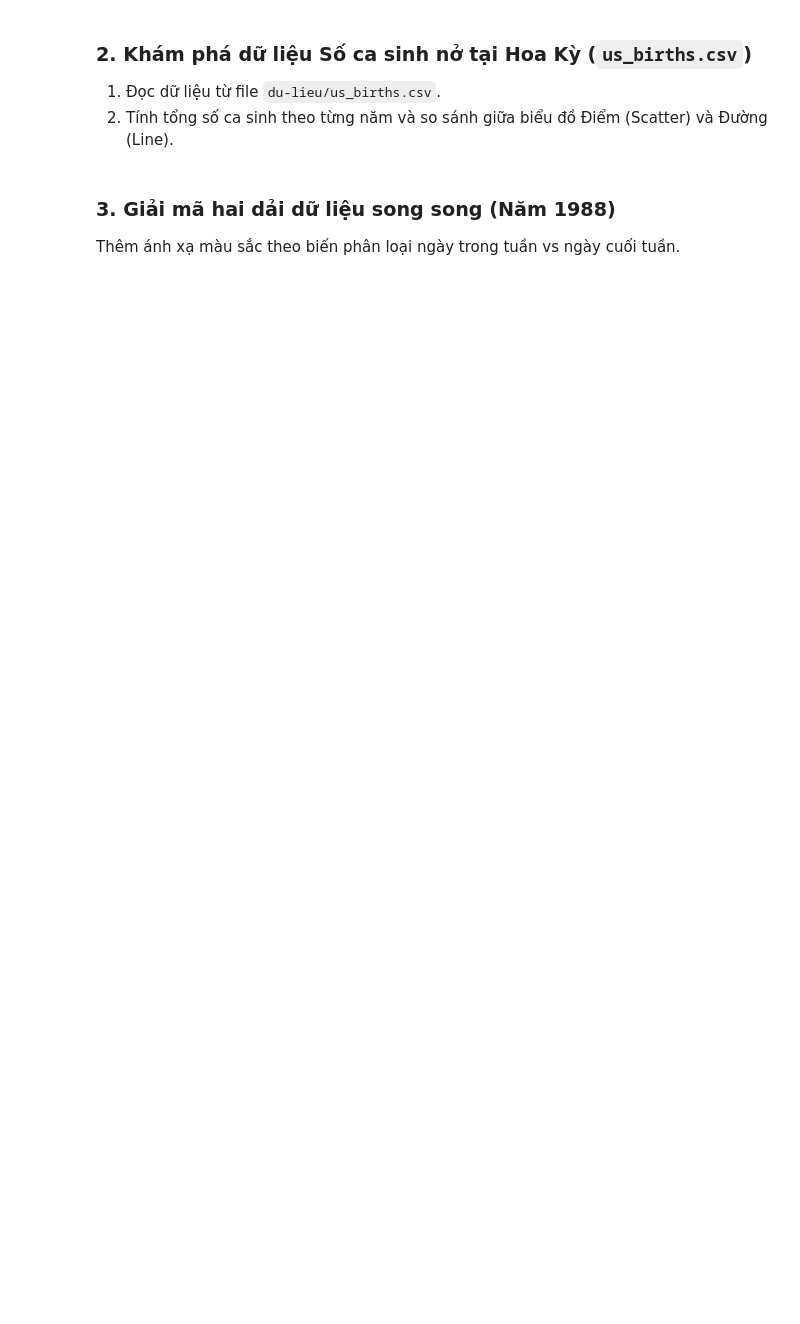
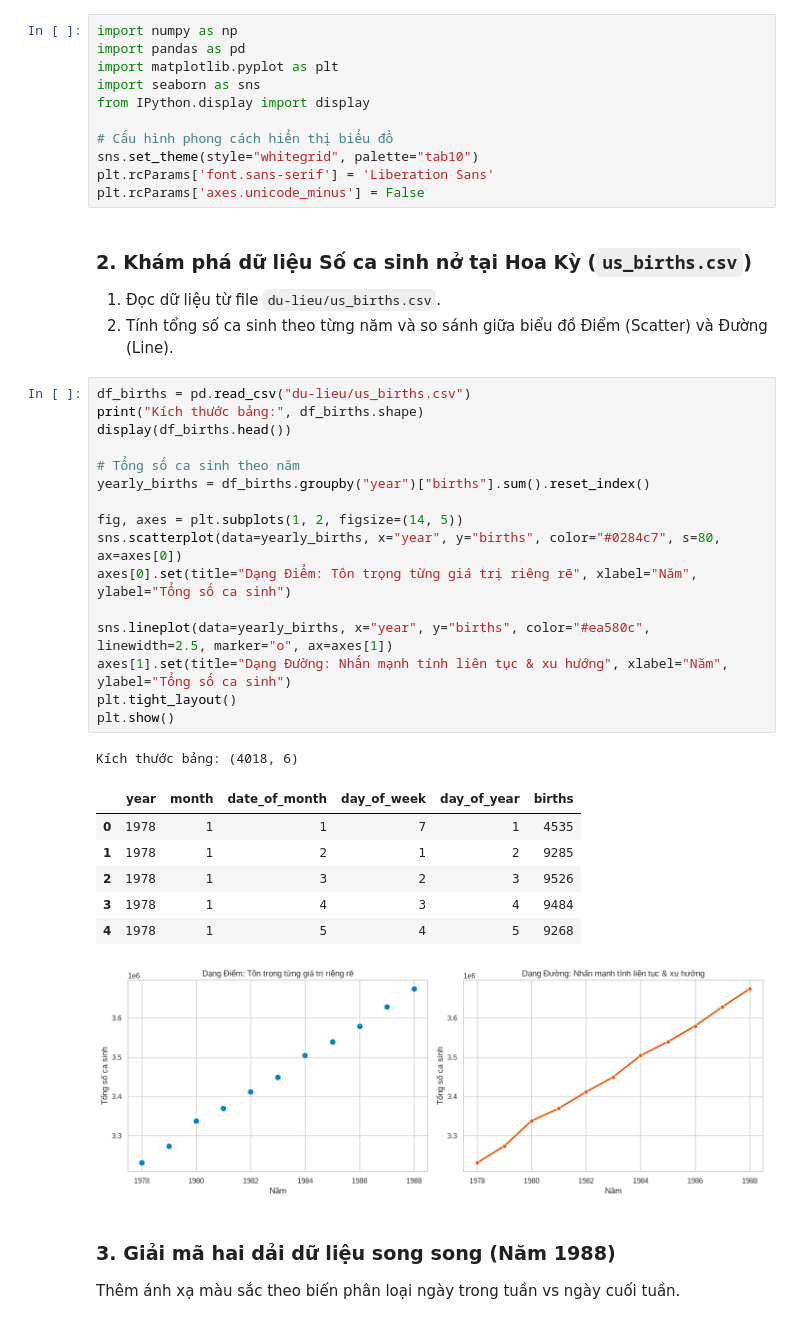
Before and after one commit to ThanhtunggS/probability_and_statistics, a Jupyter notebook: Week3/lab03-thuc-hanh homework.ipynb, the cells around one changed output. Drawn from its saved outputs; the diff is of its cells as text; blank space fills up the shorter version.

```diff
--- a/Week3/lab03-thuc-hanh homework.ipynb
+++ b/Week3/lab03-thuc-hanh homework.ipynb
@@ -11,10 +11,46 @@
 > **Hướng dẫn:** Chạy các ô code bằng tổ hợp phím `Shift + Enter`. Hoàn thành các ô có chú thích `# TODO:` và phân tích nhận xét kết quả thu được.
 # %% [markdown]
 ### 1. Khởi động môi trường và thư viện
+# %%
+import numpy as np
+import pandas as pd
+import matplotlib.pyplot as plt
+import seaborn as sns
+from IPython.display import display
+
+# Cấu hình phong cách hiển thị biểu đồ
+sns.set_theme(style="whitegrid", palette="tab10")
+plt.rcParams['font.sans-serif'] = 'Liberation Sans'
+plt.rcParams['axes.unicode_minus'] = False
 # %% [markdown]
 ### 2. Khám phá dữ liệu Số ca sinh nở tại Hoa Kỳ (`us_births.csv`)
 1. Đọc dữ liệu từ file `du-lieu/us_births.csv`.
 2. Tính tổng số ca sinh theo từng năm và so sánh giữa biểu đồ Điểm (Scatter) và Đường (Line).
+# %%
+df_births = pd.read_csv("du-lieu/us_births.csv")
+print("Kích thước bảng:", df_births.shape)
+display(df_births.head())
+
+# Tổng số ca sinh theo năm
+yearly_births = df_births.groupby("year")["births"].sum().reset_index()
+
+fig, axes = plt.subplots(1, 2, figsize=(14, 5))
+sns.scatterplot(data=yearly_births, x="year", y="births", color="#0284c7", s=80, ax=axes[0])
+axes[0].set(title="Dạng Điểm: Tôn trọng từng giá trị riêng rẽ", xlabel="Năm", ylabel="Tổng số ca sinh")
+
+sns.lineplot(data=yearly_births, x="year", y="births", color="#ea580c", linewidth=2.5, marker="o", ax=axes[1])
+axes[1].set(title="Dạng Đường: Nhấn mạnh tính liên tục & xu hướng", xlabel="Năm", ylabel="Tổng số ca sinh")
+plt.tight_layout()
+plt.show()
+# %% [output]
+Kích thước bảng: (4018, 6)
+|  | year | month | date_of_month | day_of_week | day_of_year | births |
+| 0 | 1978 | 1 | 1 | 7 | 1 | 4535 |
+| 1 | 1978 | 1 | 2 | 1 | 2 | 9285 |
+| 2 | 1978 | 1 | 3 | 2 | 3 | 9526 |
+| 3 | 1978 | 1 | 4 | 3 | 4 | 9484 |
+| 4 | 1978 | 1 | 5 | 4 | 5 | 9268 |
+[figure, added]
 # %% [markdown]
 ### 3. Giải mã hai dải dữ liệu song song (Năm 1988)
 Thêm ánh xạ màu sắc theo biến phân loại ngày trong tuần vs ngày cuối tuần.
```
Also changed, not shown: parts of 4 cells of this notebook, 8 other files.
